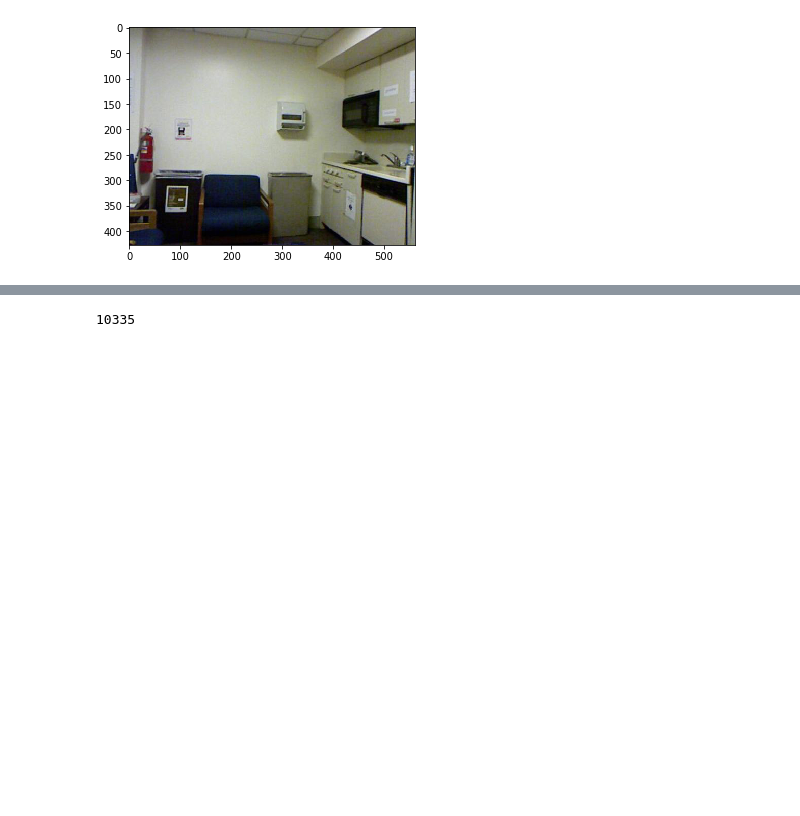
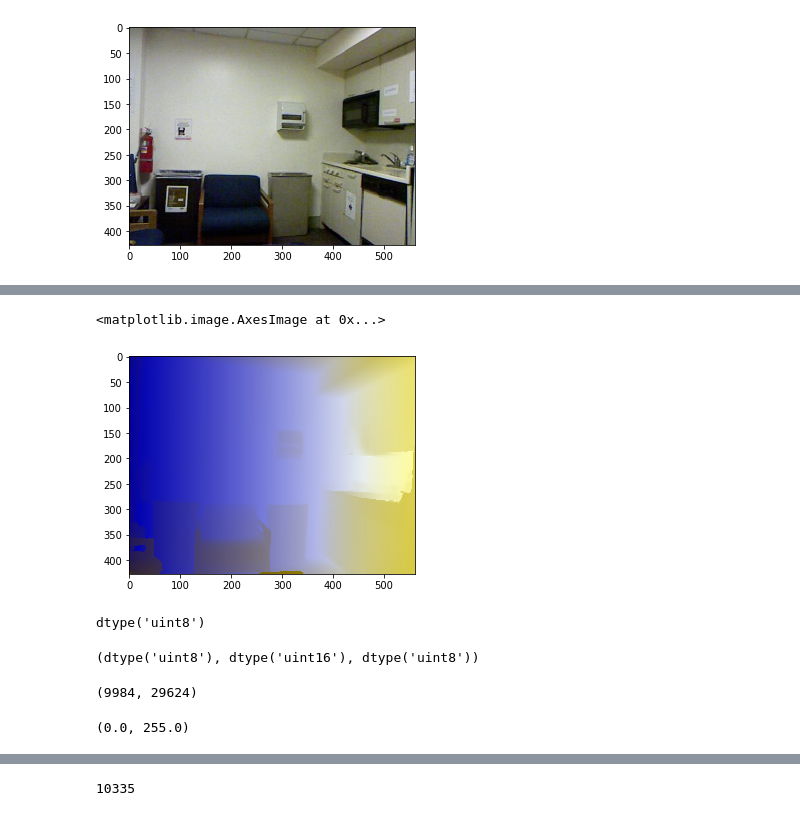
Before and after one commit to evinpinar/DepthRCNN, a Jupyter notebook: sun/Preprocess_dataset-Normals.ipynb, the cells around one changed output, grey strips where cells are left out. Cells and saved outputs as stored; diff of their text form; code cells hidden in the pictures; blank space fills up the shorter version.

```diff
--- a/sun/Preprocess_dataset-Normals.ipynb
+++ b/sun/Preprocess_dataset-Normals.ipynb
@@ -90,0 +96,21 @@ plt.imshow(points.astype(np.float32))
+# %%
+plt.imshow(points)
+# %% [output]
+<matplotlib.image.AxesImage at 0x...>
+[figure, added]
+# %%
+points.dtype
+# %% [output]
+dtype('uint8')
+# %%
+points.dtype, depth.dtype, img.dtype
+# %% [output]
+(dtype('uint8'), dtype('uint16'), dtype('uint8'))
+# %%
+depth.min(), depth.max()
+# %% [output]
+(9984, 29624)
+# %%
+points.min(), points.max()
+# %% [output]
+(0.0, 255.0)
```
Also changed, not shown: parts of 13 cells of this notebook, 12 other files.
